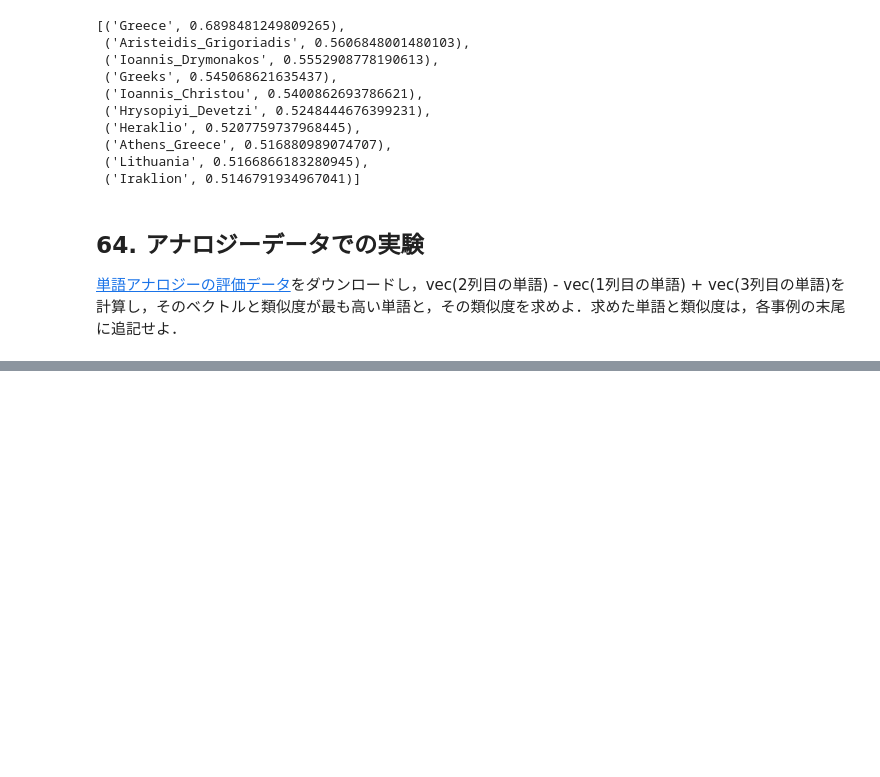
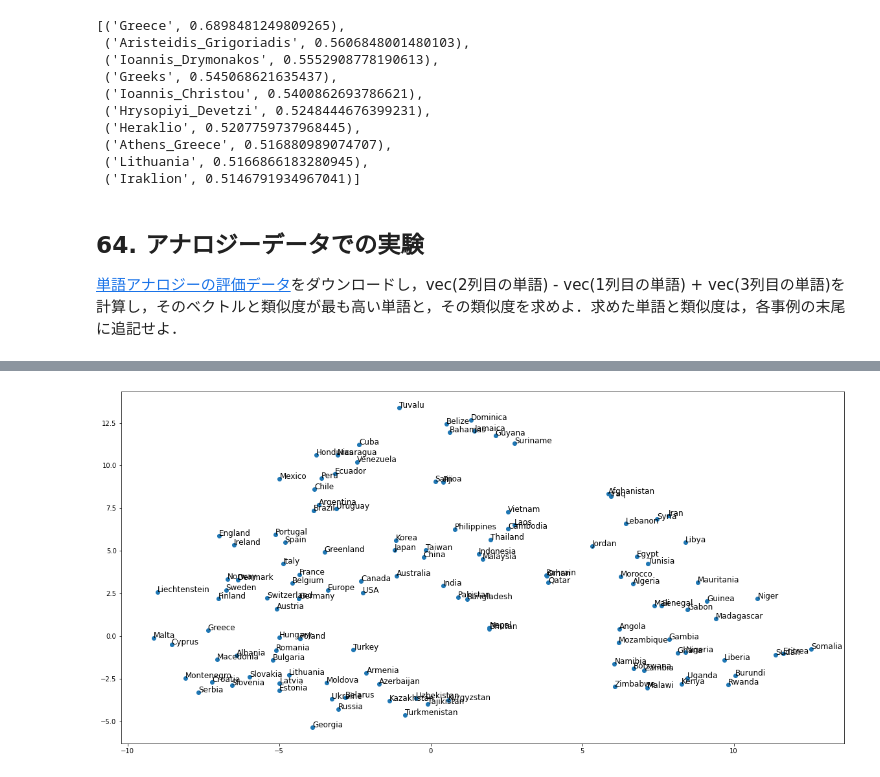
Before and after one commit to shinchu/nlp100, a Jupyter notebook: notebooks/nlp100_7.ipynb, the cells around one changed output, grey strips where cells are left out. Drawn from its saved outputs; the diff is of its cells as text; code cells hidden in the pictures; blank space fills up the shorter version.

```diff
--- a/notebooks/nlp100_7.ipynb
+++ b/notebooks/nlp100_7.ipynb
@@ -136,0 +291,2 @@ df.to_csv('../data/questions-words-infered.txt', sep=' ', header=None, index=Non
+# %%
+X = TSNE(n_components=2).fit_transform(country_vecs)
@@ -136,0 +297,7 @@ df.to_csv('../data/questions-words-infered.txt', sep=' ', header=None, index=Non
+# %%
+plt.figure(figsize=(20, 10))
+plt.scatter(np.array(X).T[0], np.array(X).T[1])
+for (x, y), name in zip(X, countries):
+    plt.annotate(name, (x, y), fontsize=12)
+# %% [output]
+[figure, added]
```
Also changed, not shown: parts of 37 cells of this notebook.
